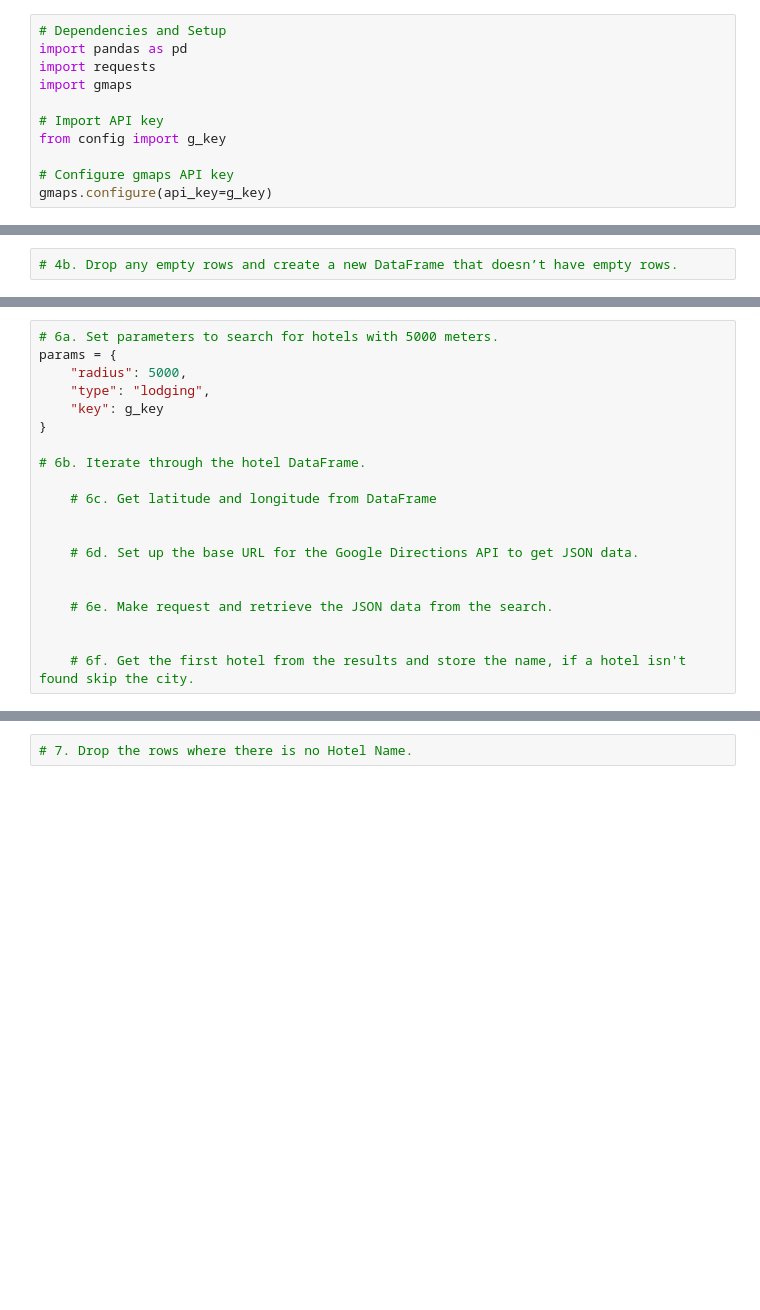
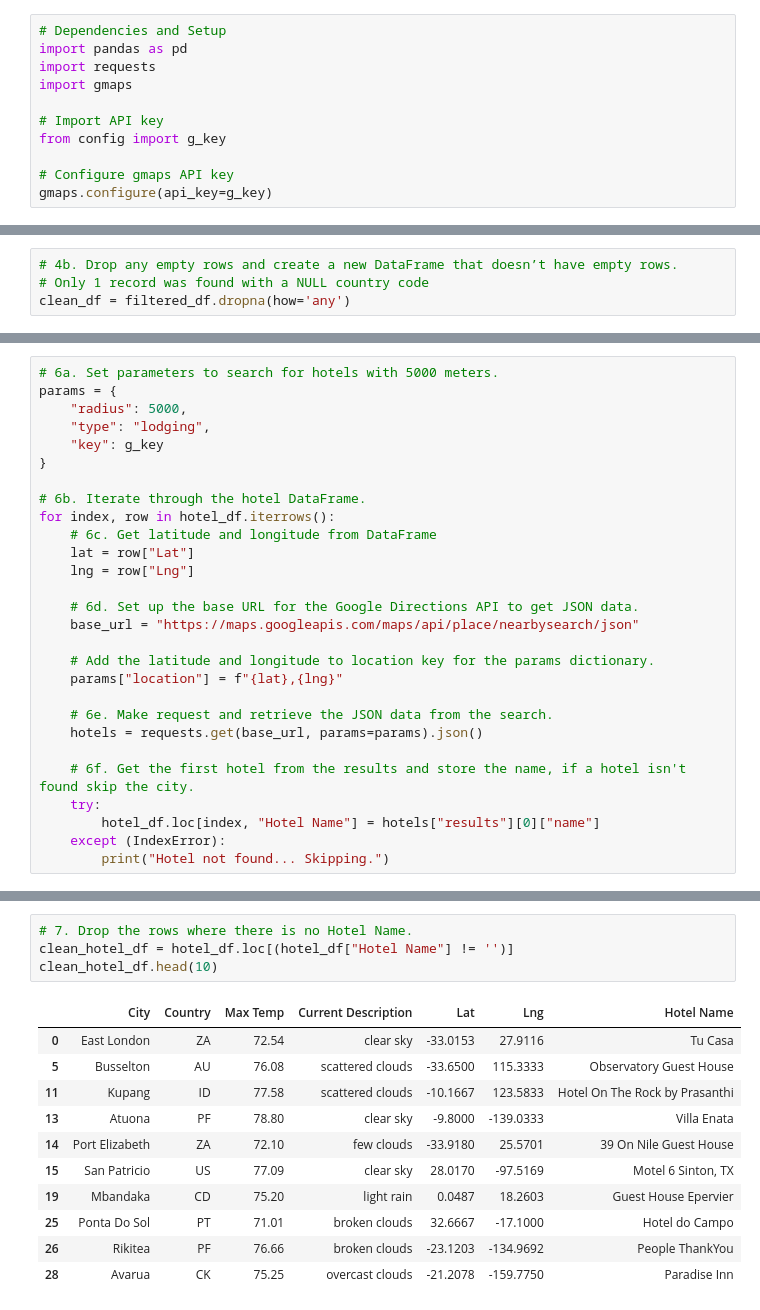
Before and after one commit to DavidGGonzalez/WeatherPy, a Jupyter notebook: Vacation_Search/Vacation_Search.ipynb, the cells around one changed output, grey strips where cells are left out. Drawn from its saved outputs; the diff is of its cells as text; blank space fills up the shorter version.

```diff
--- a/Vacation_Search/Vacation_Search.ipynb
+++ b/Vacation_Search/Vacation_Search.ipynb
@@ -24,2 +99,4 @@ city_data_df.head()
 # %%
 # 4b. Drop any empty rows and create a new DataFrame that doesn’t have empty rows.
+# Only 1 record was found with a NULL country code
+clean_df = filtered_df.dropna(how='any')
@@ -39,14 +143,22 @@ params = {
 }
 
 # 6b. Iterate through the hotel DataFrame.
-
+for index, row in hotel_df.iterrows():
     # 6c. Get latitude and longitude from DataFrame
-
+    lat = row["Lat"]
+    lng = row["Lng"]
 
     # 6d. Set up the base URL for the Google Directions API to get JSON data.
+    base_url = "https://maps.googleapis.com/maps/api/place/nearbysearch/json"
 
+    # Add the latitude and longitude to location key for the params dictionary.
+    params["location"] = f"{lat},{lng}"
 
     # 6e. Make request and retrieve the JSON data from the search.
-
+    hotels = requests.get(base_url, params=params).json()
 
     # 6f. Get the first hotel from the results and store the name, if a hotel isn't found skip the city.
+    try:
+        hotel_df.loc[index, "Hotel Name"] = hotels["results"][0]["name"]
+    except (IndexError):
+        print("Hotel not found... Skipping.")
@@ -53,4 +187,18 @@ params = {
 # %%
 # 7. Drop the rows where there is no Hotel Name.
+clean_hotel_df = hotel_df.loc[(hotel_df["Hotel Name"] != '')]
+clean_hotel_df.head(10)
+# %% [output]
+|  | City | Country | Max Temp | Current Description | Lat | Lng | Hotel Name |
+| 0 | East London | ZA | 72.54 | clear sky | -33.0153 | 27.9116 | Tu Casa |
+| 5 | Busselton | AU | 76.08 | scattered clouds | -33.6500 | 115.3333 | Observatory Guest House |
+| 11 | Kupang | ID | 77.58 | scattered clouds | -10.1667 | 123.5833 | Hotel On The Rock by Prasanthi |
+| 13 | Atuona | PF | 78.80 | clear sky | -9.8000 | -139.0333 | Villa Enata |
+| 14 | Port Elizabeth | ZA | 72.10 | few clouds | -33.9180 | 25.5701 | 39 On Nile Guest House |
+| 15 | San Patricio | US | 77.09 | clear sky | 28.0170 | -97.5169 | Motel 6 Sinton, TX |
+| 19 | Mbandaka | CD | 75.20 | light rain | 0.0487 | 18.2603 | Guest House Epervier |
+| 25 | Ponta Do Sol | PT | 71.01 | broken clouds | 32.6667 | -17.1000 | Hotel do Campo |
+| 26 | Rikitea | PF | 76.66 | broken clouds | -23.1203 | -134.9692 | People ThankYou |
+| 28 | Avarua | CK | 75.25 | overcast clouds | -21.2078 | -159.7750 | Paradise Inn |
 # %%
 # 8a. Create the output File (CSV)
```
Also changed, not shown: parts of 15 cells of this notebook, 8 other files.
